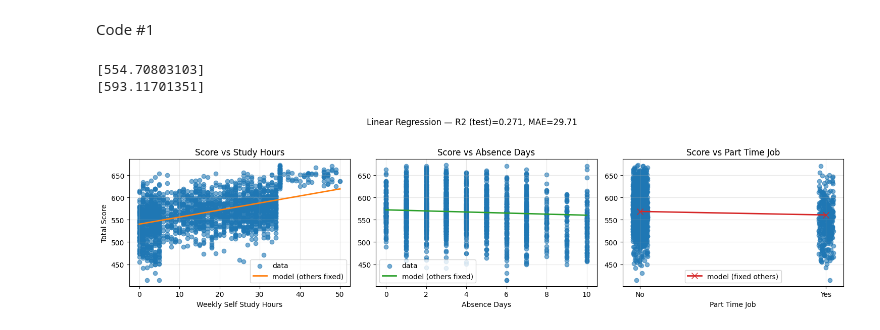
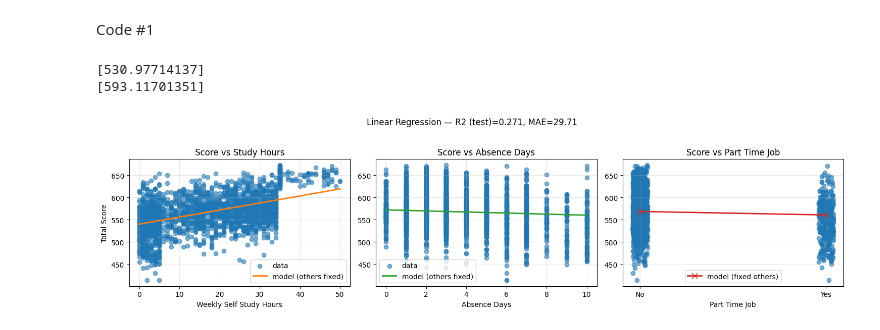
Before and after one commit to Roronoa-Zoro5/my_jupyter_project1, a Jupyter notebook: project_1.ipynb, the cells around one changed output. Cells and saved outputs as stored; diff of their text form; code cells hidden in the pictures.

```diff
--- a/project_1.ipynb
+++ b/project_1.ipynb
@@ -36,7 +36,7 @@ model.fit(X_train, y_train)
 y_pred = model.predict(X_test)
 # print(y_pred)
 
-new_pred = model.predict([[10, 4, 0]])
+new_pred = model.predict([[3, 8, 1]])
 print(new_pred)
 
 new_pred = model.predict([[32, 1, 0]])
@@ -76,32 +76,32 @@ x = np.linspace(df['absence_days'].min(), df['absence_days'].max(), 200)
 X_pred = np.column_stack([np.full_like(x, weekly_med), x, np.full_like(x, part_mode)])
 y_line = model.predict(X_pred)
 plt.scatter(df['absence_days'], df['total_score'], color='C0', alpha=0.6, label='data')
 plt.plot(x, y_line, color='C2', linewidth=2, label='model (others fixed)')
 plt.xlabel('Absence Days')
 plt.title('Score vs Absence Days')
 plt.grid(alpha=0.3)
 plt.legend()
 
 # 3) Total Score vs Part Time Job (binary) — show actual points and predicted means
 plt.subplot(1, 3, 3)
 # jitter for visualization
 jitter = (np.random.rand(len(df)) - 0.5) * 0.08
 plt.scatter(df['part_time_job'] + jitter, df['total_score'], color='C0', alpha=0.6)
 # model predictions for part_time_job = 0 and 1 (fix other features at medians)
 pts = np.array([[weekly_med, absence_med, 0],
                 [weekly_med, absence_med, 1]])
 preds = model.predict(pts)
 plt.plot([0, 1], preds, marker='x', color='C3', linewidth=2, markersize=8, label='model (fixed others)')
 plt.xticks([0, 1], ['No', 'Yes'])
 plt.xlabel('Part Time Job')
 plt.title('Score vs Part Time Job')
 plt.grid(alpha=0.3)
 plt.legend()
 
 plt.suptitle(f'Linear Regression — R2 (test)={r2:.3f}, MAE={mae:.2f}', fontsize=12)
 plt.tight_layout(rect=[0, 0, 1, 0.95])
 plt.show()
 # %% [output]
-[554.70803103]
+[530.97714137]
 [593.11701351]
-[figure, old version]
+[figure, new version]
```
